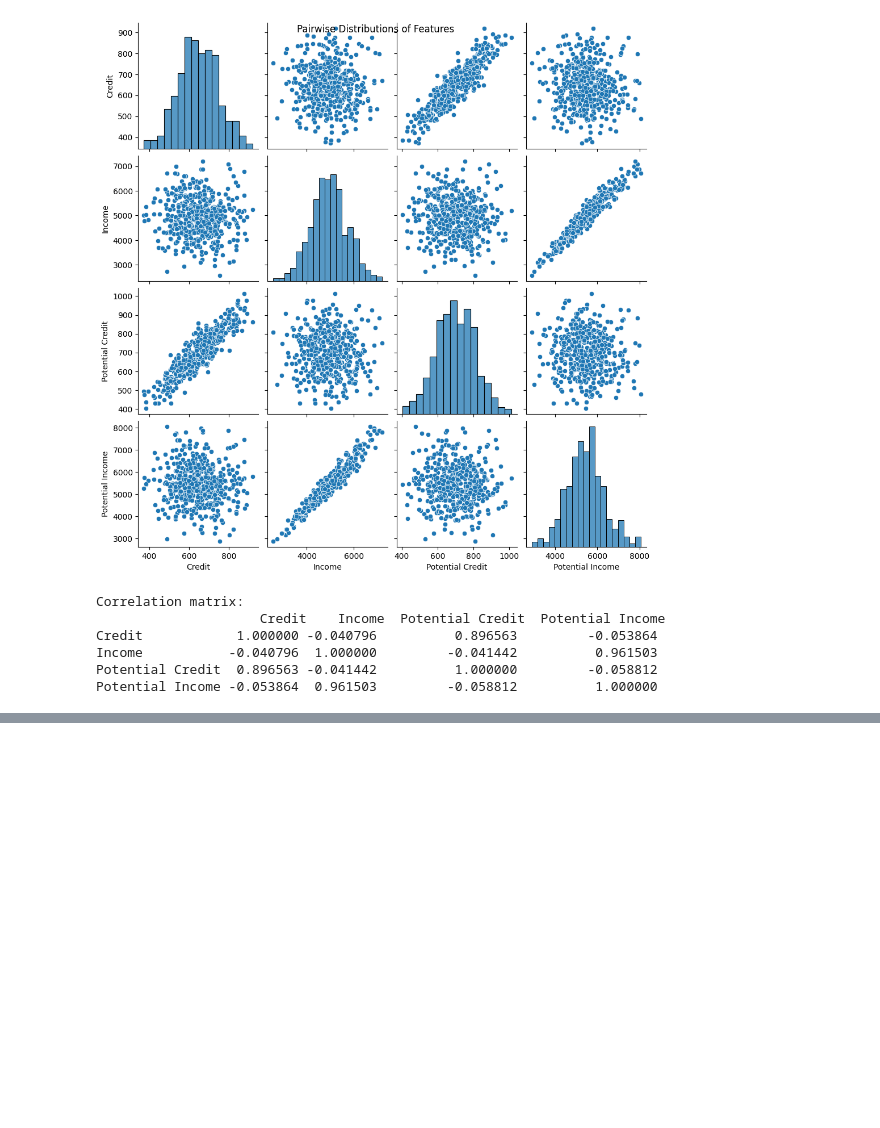
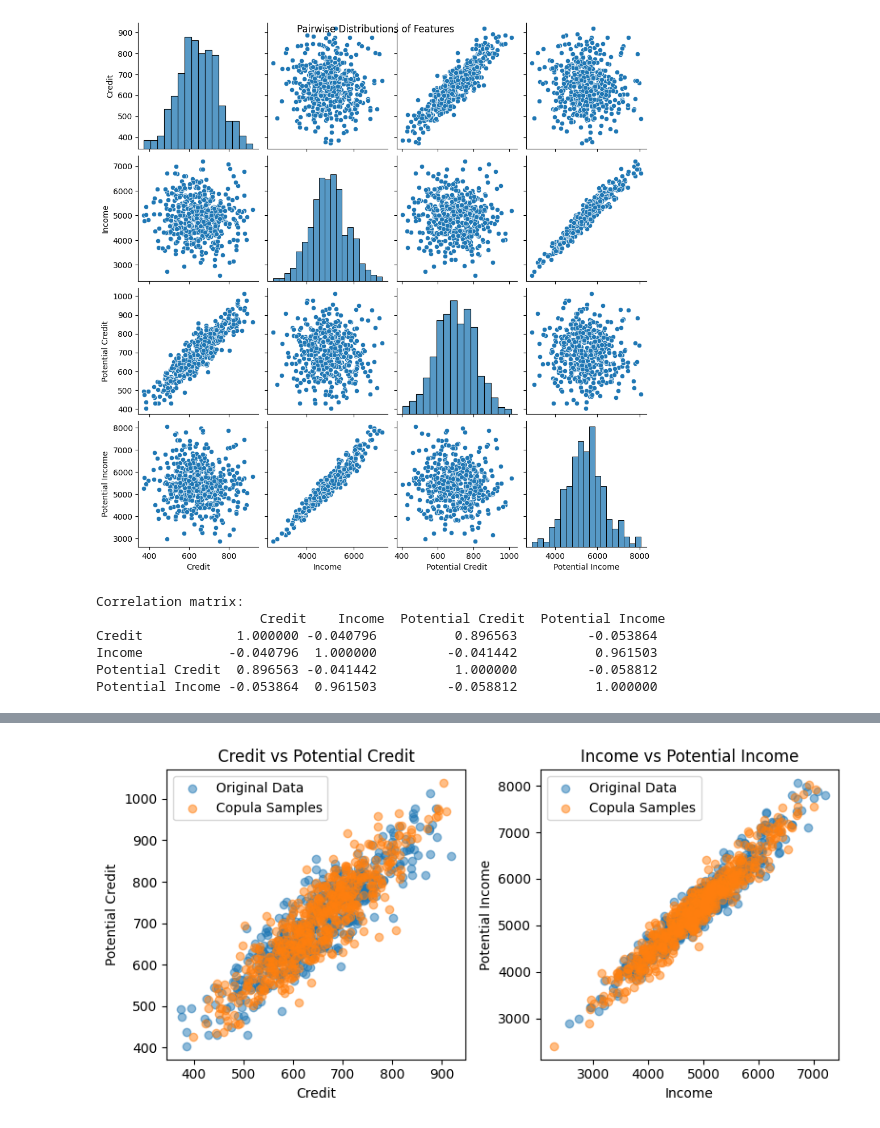
Before and after one commit to youlei202/Refining-Counterfactual-Explanations, a Jupyter notebook: joint_distribution.ipynb, the cells around one changed output, grey strips where cells are left out. Drawn from its saved outputs; the diff is of its cells as text; code cells hidden in the pictures; blank space fills up the shorter version.

```diff
--- a/joint_distribution.ipynb
+++ b/joint_distribution.ipynb
@@ -130,0 +70,65 @@ plt.show()
+# %%
+import numpy as np
+import pandas as pd
+import matplotlib.pyplot as plt
+import seaborn as sns
+from copulas.multivariate import GaussianMultivariate
+
+np.random.seed(0)  # for reproducibility
+
+# Number of samples
+n_samples = 500
+m_samples = 400
+
+# Generate 'Credit' and 'Income' (x features)
+credit = np.random.normal(650, 100, n_samples)  # Average credit score
+income = np.random.normal(5000, 800, n_samples)  # Average income in $
+
+# Generate 'Potential Credit' and 'Potential Income' (r features)
+# We assume that potential features are normally distributed around some transformation of the current features
+potential_credit = credit + np.random.normal(50, 50, n_samples)  # Average increase in credit score
+potential_income = income * np.random.normal(1.1, 0.05, n_samples)  # Average increase in income
+
+# Combine into a DataFrame
+data = pd.DataFrame({
+    'Credit': credit,
+    'Income': income,
+    'Potential Credit': potential_credit,
+    'Potential Income': potential_income
+})
+
+# Fit a Gaussian copula to the data
+copula = GaussianMultivariate()
+copula.fit(data)
+
+# Sample from the fitted copula to estimate the joint distribution
+samples_copula = copula.sample(n_samples)
+
+# Add samples to DataFrame
+data['Credit Sampled'] = samples_copula['Credit']
+data['Potential Credit Sampled'] = samples_copula['Potential Credit']
+data['Income Sampled'] = samples_copula['Income']
+data['Potential Income Sampled'] = samples_copula['Potential Income']
+
+# Optionally, visualize the copula samples as scatter plots
+plt.figure(figsize=(8, 4))
+plt.subplot(1, 2, 1)
+plt.scatter(data['Credit'], data['Potential Credit'], alpha=0.5, label='Original Data')
+plt.scatter(data['Credit Sampled'], data['Potential Credit Sampled'], alpha=0.5, label='Copula Samples')
+plt.title('Credit vs Potential Credit')
+plt.xlabel('Credit')
+plt.ylabel('Potential Credit')
+plt.legend()
+
+plt.subplot(1, 2, 2)
+plt.scatter(data['Income'], data['Potential Income'], alpha=0.5, label='Original Data')
+plt.scatter(data['Income Sampled'], data['Potential Income Sampled'], alpha=0.5, label='Copula Samples')
+plt.title('Income vs Potential Income')
+plt.xlabel('Income')
+plt.ylabel('Potential Income')
+plt.legend()
+
+plt.tight_layout()
+plt.show()
+# %% [output]
+[figure, added]
```
Also changed, not shown: parts of 3 cells of this notebook, 11 other files.
